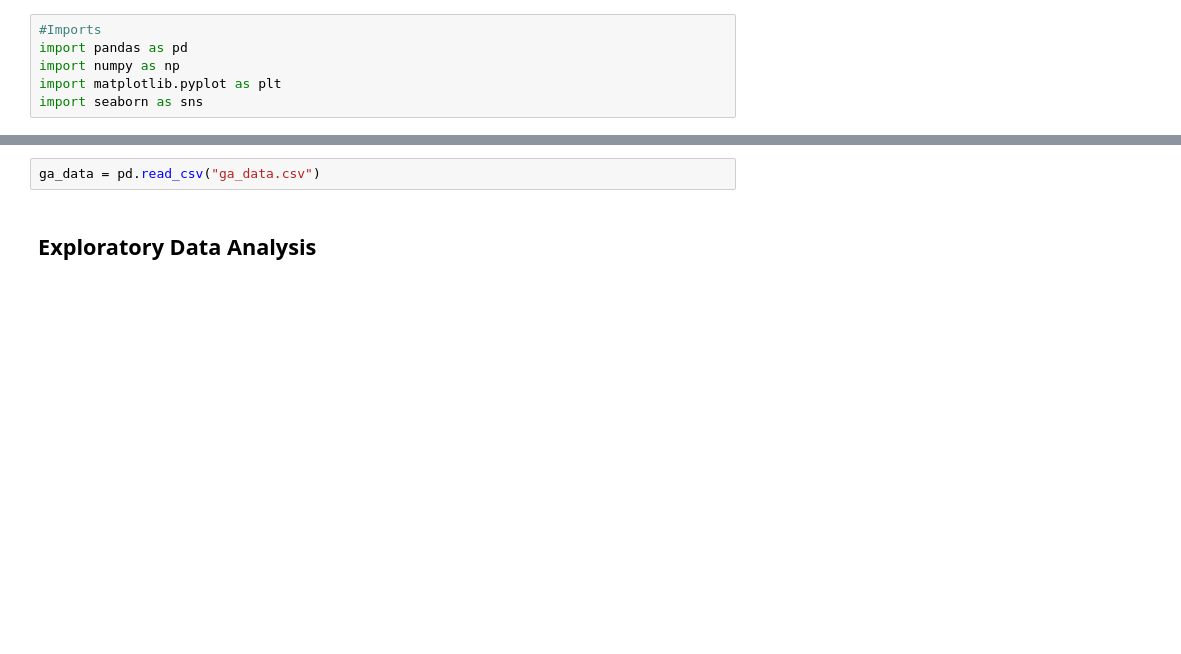
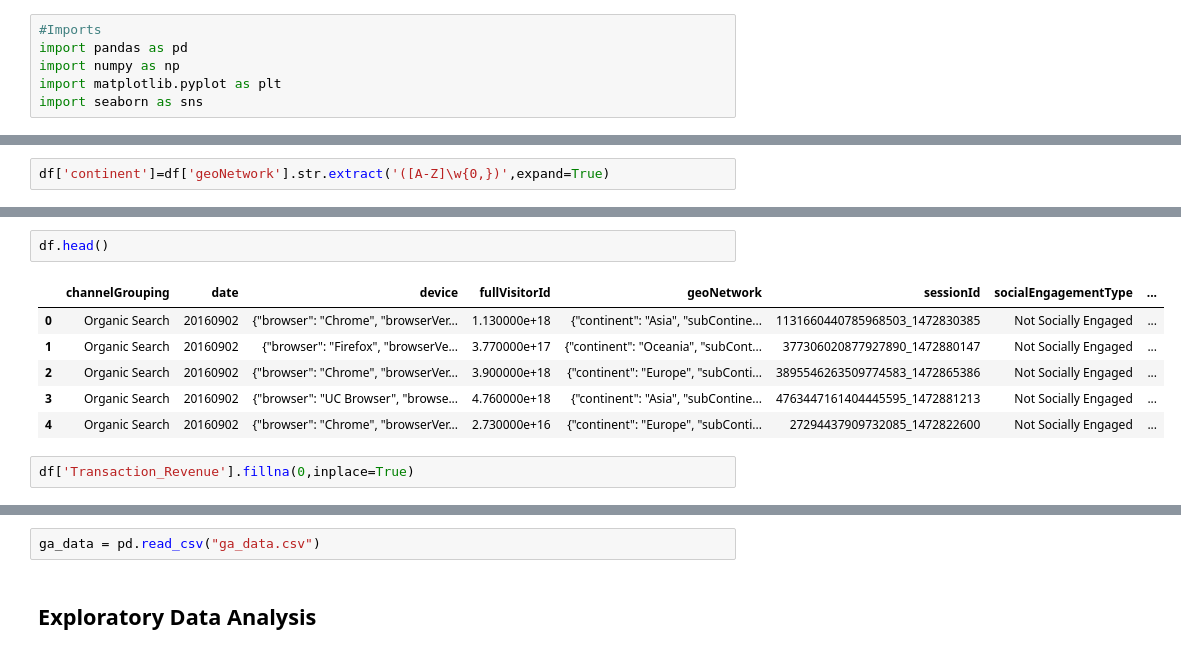
Before and after one commit to suneelnair1/ADP_Casestudy, a Jupyter notebook: GA_Analysis_and_Results.ipynb, the cells around one changed output, grey strips where cells are left out. Saved outputs shown, nothing was run; the diff lists cells and outputs as text; blank space fills up the shorter version.

```diff
--- a/GA_Analysis_and_Results.ipynb
+++ b/GA_Analysis_and_Results.ipynb
@@ -8,0 +46,2 @@ import seaborn as sns
+# %%
+df['continent']=df['geoNetwork'].str.extract('([A-Z]\w{0,})',expand=True)
@@ -8,0 +76,11 @@ import seaborn as sns
+# %%
+df.head()
+# %% [output]
+|  | channelGrouping | date | device | fullVisitorId | geoNetwork | sessionId | socialEngagementType | ... |
+| 0 | Organic Search | 20160902 | {"browser": "Chrome", "browserVer... | 1.130000e+18 | {"continent": "Asia", "subContine... | 1131660440785968503_1472830385 | Not Socially Engaged | ... |
+| 1 | Organic Search | 20160902 | {"browser": "Firefox", "browserVe... | 3.770000e+17 | {"continent": "Oceania", "subCont... | 377306020877927890_1472880147 | Not Socially Engaged | ... |
+| 2 | Organic Search | 20160902 | {"browser": "Chrome", "browserVer... | 3.900000e+18 | {"continent": "Europe", "subConti... | 3895546263509774583_1472865386 | Not Socially Engaged | ... |
+| 3 | Organic Search | 20160902 | {"browser": "UC Browser", "browse... | 4.760000e+18 | {"continent": "Asia", "subContine... | 4763447161404445595_1472881213 | Not Socially Engaged | ... |
+| 4 | Organic Search | 20160902 | {"browser": "Chrome", "browserVer... | 2.730000e+16 | {"continent": "Europe", "subConti... | 27294437909732085_1472822600 | Not Socially Engaged | ... |
+# %%
+df['Transaction_Revenue'].fillna(0,inplace=True)
```
Also changed, not shown: parts of 20 cells of this notebook.
